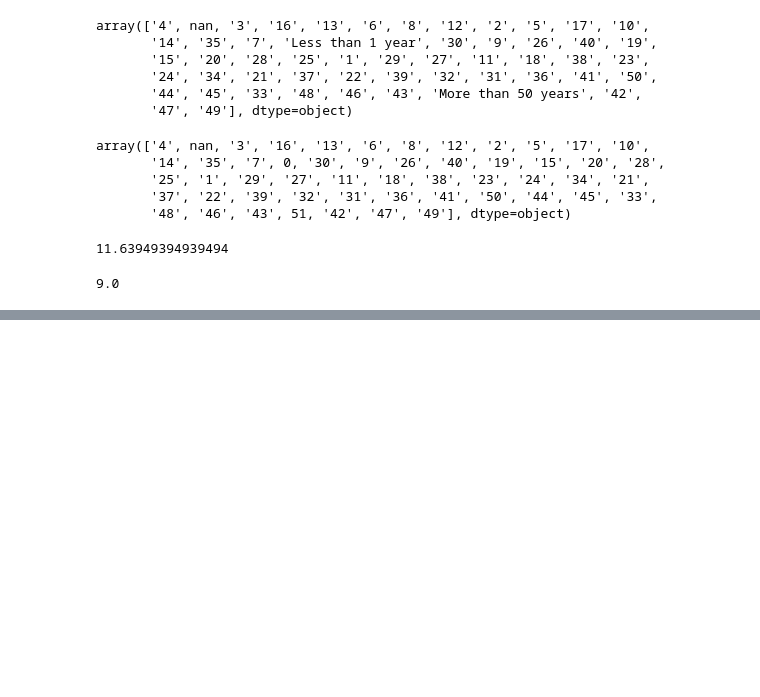
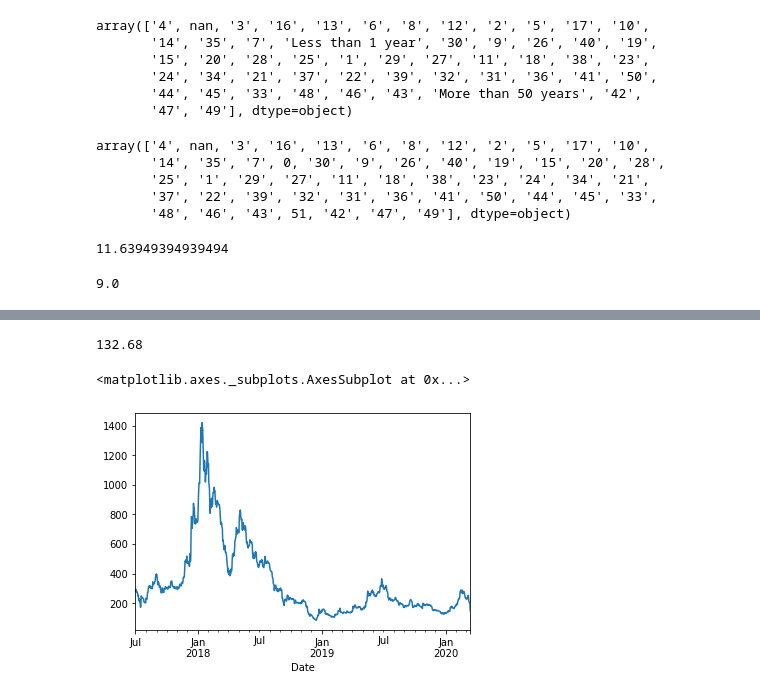
Before and after one commit to davidzheng66/python3, a Jupyter notebook: panda/panda1.ipynb, the cells around one changed output, grey strips where cells are left out. Cells and saved outputs as stored; diff of their text form; code cells hidden in the pictures; blank space fills up the shorter version.

Commit message:
Add dates and time series

```diff
--- a/panda/panda1.ipynb
+++ b/panda/panda1.ipynb
@@ -1269,0 +1315,4 @@ df['YearsCode'].median()
+# %%
+d_parser = lambda x: pd.datetime.strptime(x, '%Y-%m-%d %I-%p')
+df = pd.read_csv('https://raw.githubusercontent.com/davidzheng66/python3/master/panda/data/ETH_1h.csv', parse_dates=['Date'], date_parser=d_parser)
+df.head()
@@ -1269,0 +1341,3 @@ df['YearsCode'].median()
+# %%
+df['DayOfWeek'] = df['Date'].dt.day_name()
+df
@@ -1269,0 +1421,4 @@ df['YearsCode'].median()
+# %%
+df.set_index('Date') # note: error
+df
+# df.reset_index()
@@ -1269,0 +1482,3 @@ df['YearsCode'].median()
+# %%
+highs = df['High'].resample('D').max()
+highs
@@ -1269,0 +1499,4 @@ df['YearsCode'].median()
+# %%
+highs['2020-01-01']
+# %% [output]
+132.68
@@ -1269,0 +1505,5 @@ df['YearsCode'].median()
+# %%
+highs.plot()
+# %% [output]
+<matplotlib.axes._subplots.AxesSubplot at 0x...>
+[figure, added]
```
Also changed, not shown: parts of 26 cells of this notebook.
